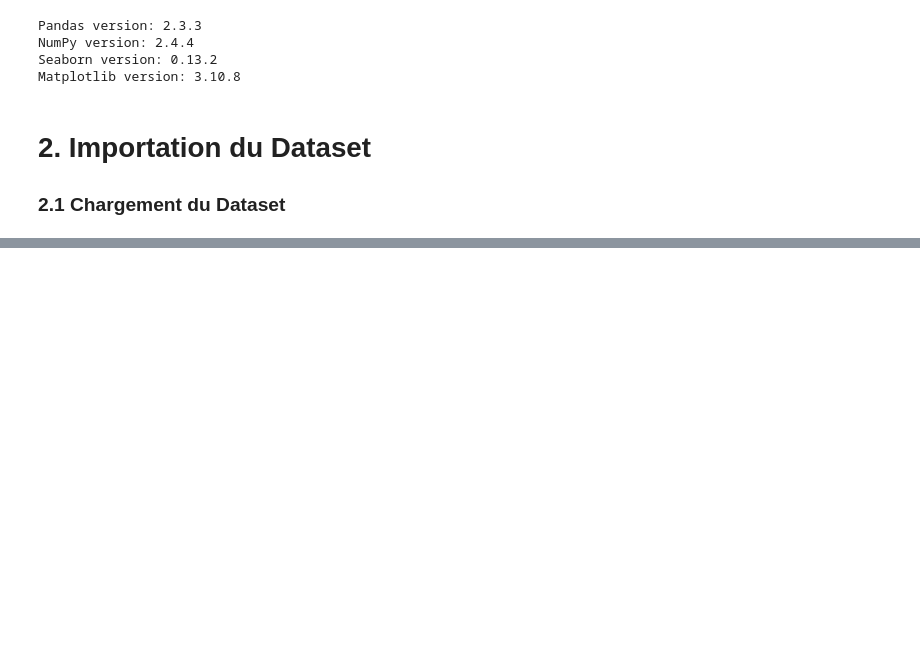
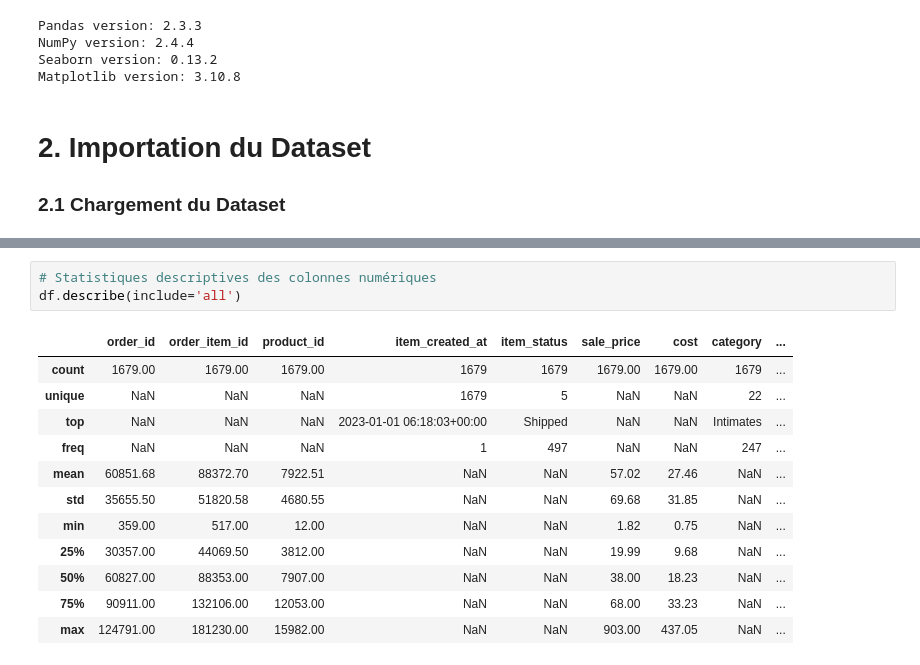
Before and after one commit to fko-data-sport/thelook-da-projet, a Jupyter notebook: notebooks/01_EDA_python.ipynb, the cells around one changed output, grey strips where cells are left out. Saved outputs shown, nothing was run; the diff lists cells and outputs as text; blank space fills up the shorter version.

```diff
--- a/notebooks/01_EDA_python.ipynb
+++ b/notebooks/01_EDA_python.ipynb
@@ -98,0 +122,16 @@ Dimensions du dataset : 1679 lignes x 20 colonnes
+# %%
+# Statistiques descriptives des colonnes numériques
+df.describe(include='all')
+# %% [output]
+|  | order_id | order_item_id | product_id | item_created_at | item_status | sale_price | cost | category | ... |
+| count | 1679.00 | 1679.00 | 1679.00 | 1679 | 1679 | 1679.00 | 1679.00 | 1679 | ... |
+| unique | NaN | NaN | NaN | 1679 | 5 | NaN | NaN | 22 | ... |
+| top | NaN | NaN | NaN | 2023-01-01 06:18:03+00:00 | Shipped | NaN | NaN | Intimates | ... |
+| freq | NaN | NaN | NaN | 1 | 497 | NaN | NaN | 247 | ... |
+| mean | 60851.68 | 88372.70 | 7922.51 | NaN | NaN | 57.02 | 27.46 | NaN | ... |
+| std | 35655.50 | 51820.58 | 4680.55 | NaN | NaN | 69.68 | 31.85 | NaN | ... |
+| min | 359.00 | 517.00 | 12.00 | NaN | NaN | 1.82 | 0.75 | NaN | ... |
+| 25% | 30357.00 | 44069.50 | 3812.00 | NaN | NaN | 19.99 | 9.68 | NaN | ... |
+| 50% | 60827.00 | 88353.00 | 7907.00 | NaN | NaN | 38.00 | 18.23 | NaN | ... |
+| 75% | 90911.00 | 132106.00 | 12053.00 | NaN | NaN | 68.00 | 33.23 | NaN | ... |
+| max | 124791.00 | 181230.00 | 15982.00 | NaN | NaN | 903.00 | 437.05 | NaN | ... |
```
Also changed, not shown: parts of 40 cells of this notebook.
